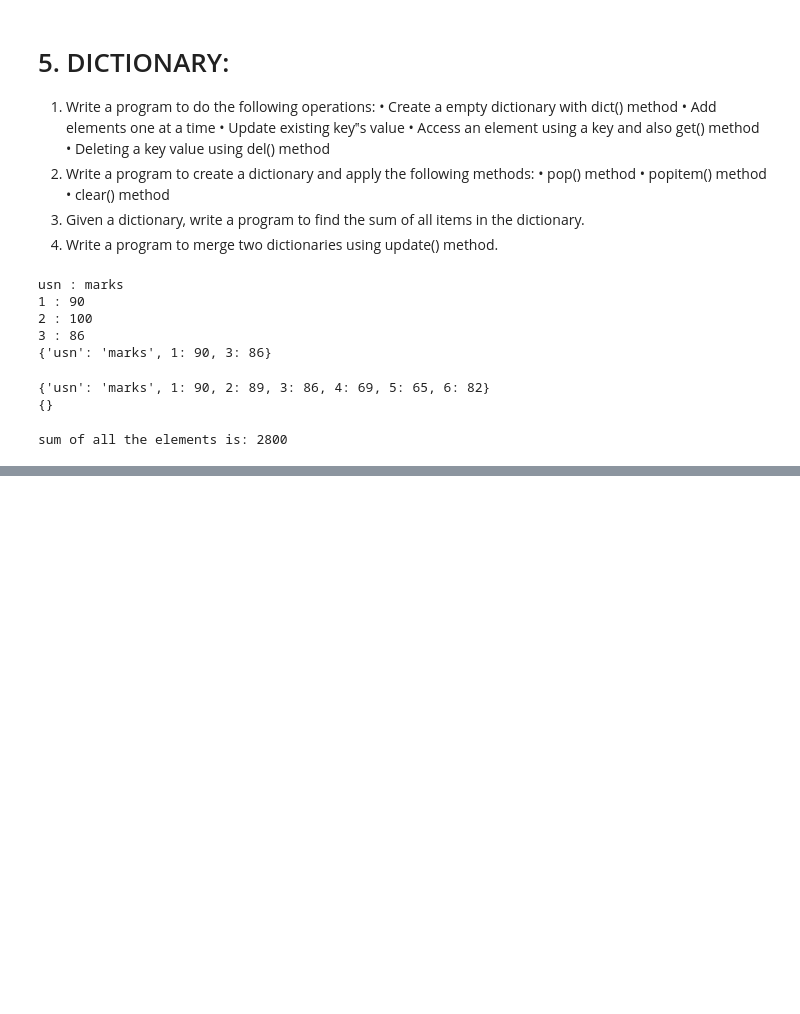
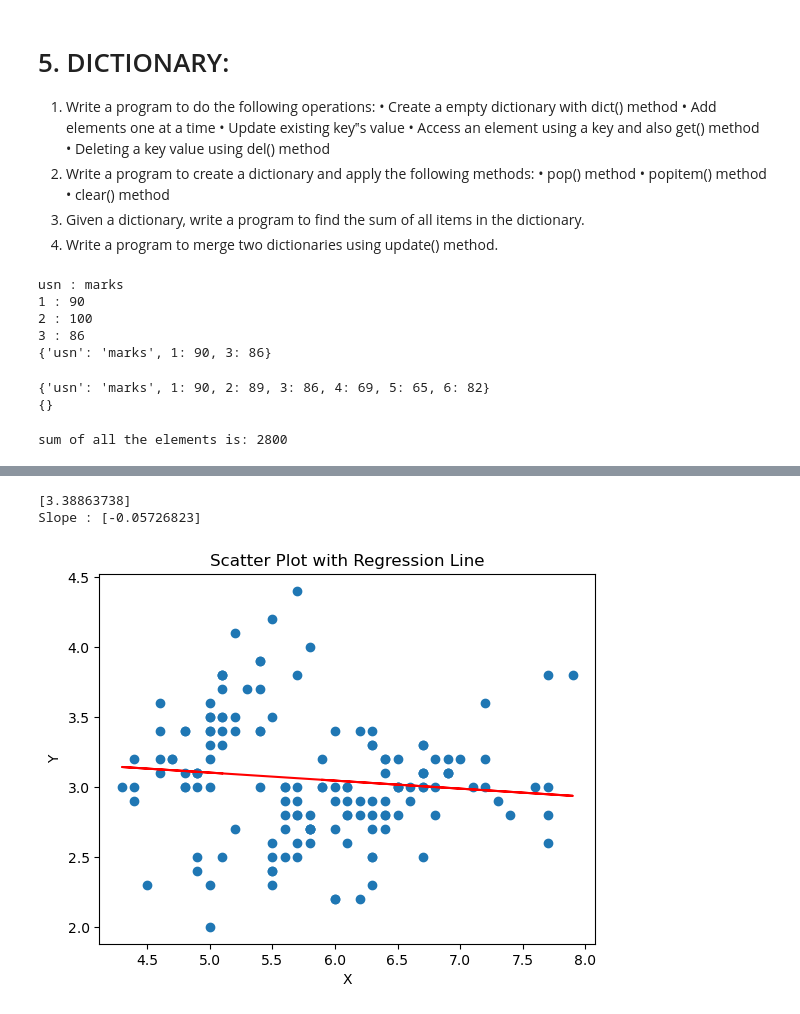
Before and after one commit to adityakognur/python-lab-programs, a Jupyter notebook: lab programs.ipynb, the cells around one changed output, grey strips where cells are left out. Drawn from its saved outputs; the diff is of its cells as text; code cells hidden in the pictures; blank space fills up the shorter version.

```diff
--- a/lab programs.ipynb
+++ b/lab programs.ipynb
@@ -224,0 +308,19 @@ sum of all the elements is: 2800
+# %%
+regression=LinearRegression()
+regression.fit(x_values,y_values)
+slope=regression.coef_[0]
+intercept=regression.intercept_
+print(intercept)
+print(f"Slope : {slope}")
+# %% [output]
+[3.38863738]
+Slope : [-0.05726823]
+# %%
+plt.scatter(x_values,y_values)
+plt.plot(x_values,regression.predict(x_values),color='red')
+plt.xlabel('X')
+plt.ylabel('Y')
+plt.title('Scatter Plot with Regression Line')
+plt.show()
+# %% [output]
+[figure, added]
```
Also changed, not shown: parts of 23 cells of this notebook.
